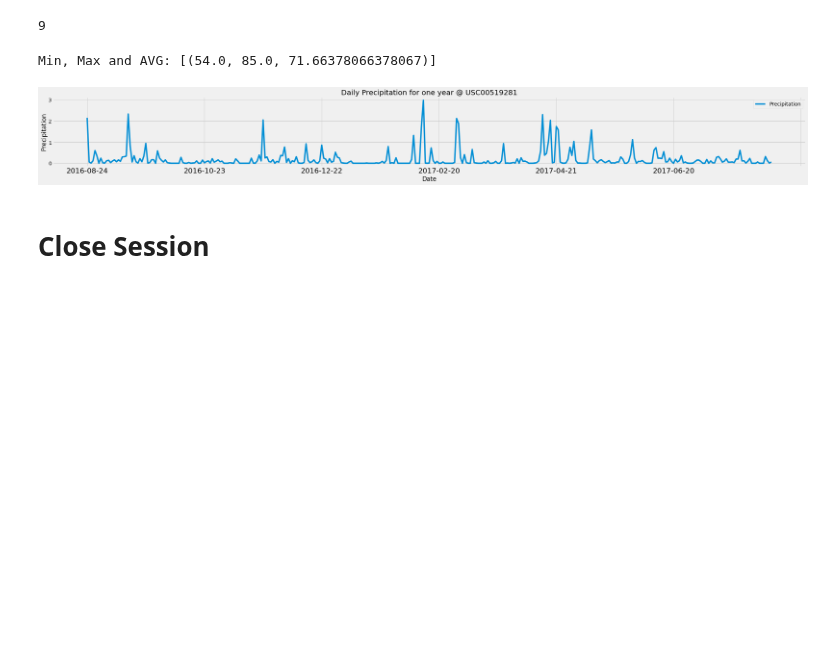
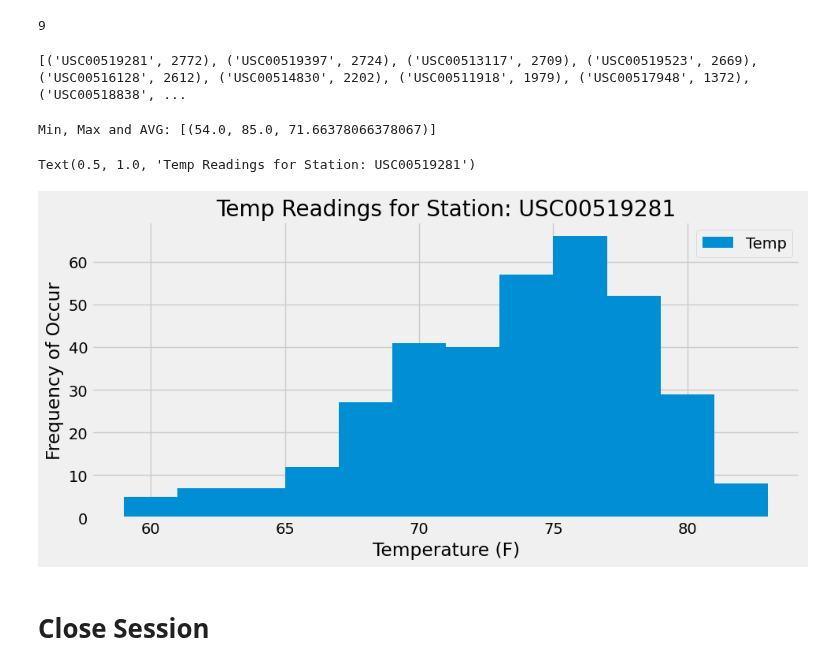
Before and after one commit to Nonkik589/SQLAlchemy-Challenge, a Jupyter notebook: climate.ipynb, the cells around one changed output. Saved outputs shown, nothing was run; the diff lists cells and outputs as text; code cells hidden in the pictures; blank space fills up the shorter version.

```diff
--- a/climate.ipynb
+++ b/climate.ipynb
@@ -103,9 +103,11 @@ active_stations = session.query(Measurement.station, meas_count).\
     group_by(Measurement.station).\
         order_by(meas_count.desc()).all()
 
-active_stations
+print(active_stations)
 
 station_1 = active_stations[0][0]
+# %% [output]
+[('USC00519281', 2772), ('USC00519397', 2724), ('USC00513117', 2709), ('USC00519523', 2669), ('USC00516128', 2612), ('USC00514830', 2202), ('USC00511918', 1979), ('USC00517948', 1372), ('USC00518838', ...
 # %%
 # Using the most active station id from the previous query, calculate the lowest, highest, and average temperature.
 stats = session.query(func.min(Measurement.tobs), func.max(Measurement.tobs), func.avg(Measurement.tobs)).\
@@ -118,29 +120,27 @@ Min, Max and AVG: [(54.0, 85.0, 71.66378066378067)]
 # %%
 # Using the most active station id
 # Query the last 12 months of temperature observation data for this station and plot the results as a histogram
-MAS_weather = session.query(Measurement.date, func.avg(Measurement.prcp)).\
+MAS_weather = session.query(Measurement.station, Measurement.tobs).\
                             filter(Measurement.station == station_1).\
                                 filter(Measurement.date >= last_year).\
                                     group_by(Measurement.date).all()
 
 # Save the query results as a Pandas DataFrame. Explicitly set the column names
-MAS_weather_df = pd.DataFrame(MAS_weather, columns = ["Date", "Precipitation"])
+MAS_weather_df = pd.DataFrame(MAS_weather, columns = ["Station", "Temp"])
 
 # Sort the dataframe by date
-MAS_weather_df.set_index("Date", inplace = True)
-MAS_weather_precip = MAS_weather_df.sort_values("Date")
+MAS_weather_df.set_index("Station", inplace = True)
+
 
 
 # Use Pandas Plotting with Matplotlib to plot the data
-MAS_weather_precip.plot(xticks=(0,60,120,180,240,300,365))
-plt.xticks(size = 20)
-plt.xlabel("Date")
-plt.ylabel("Precipitation")
-plt.title(f"Daily Precipitation for one year @ {station_1}")
-plt.rcParams["figure.figsize"] = [30, 4]
-plt.rcParams["figure.autolayout"] = True
+MAS_weather_df.plot.hist(bins=12, figsize=(10,5))
+plt.xlabel("Temperature (F)")
+plt.ylabel("Frequency of Occur")
+plt.title(f"Temp Readings for Station: {station_1}")
 # %% [output]
+Text(0.5, 1.0, 'Temp Readings for Station: USC00519281')
-[figure, old version]
+[figure, new version]
 # %% [markdown]
 # Close Session
 # %%
```
Also changed, not shown: parts of 1 cell of this notebook, 1 other file.
